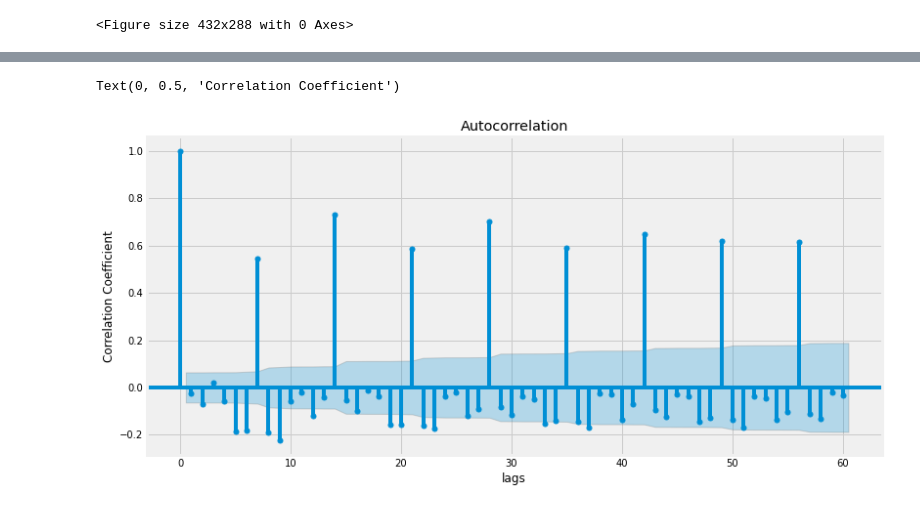
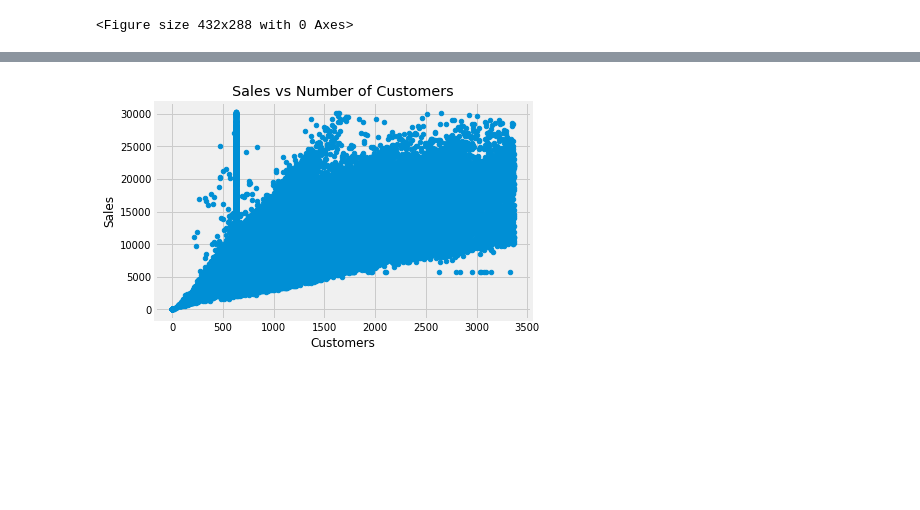
Before and after one commit to fbagire/pharmaceutical_sales_forecast, a Jupyter notebook: notebook/EDA.ipynb, the cells around one changed output, grey strips where cells are left out. Saved outputs shown, nothing was run; the diff lists cells and outputs as text; code cells hidden in the pictures; blank space fills up the shorter version.

Commit message:
outliers removal

```diff
--- a/notebook/EDA.ipynb
+++ b/notebook/EDA.ipynb
@@ -203,0 +206,21 @@ for col in cat_cols:
+# %%
+#Find the outliers
+
+def outlier_bound(df,cols_use):
+    bounds={}
+    for col in cols_use:
+        q1=df[col].quantile(0.05)  #0.05
+        q3=df[col].quantile(0.95)   #0.95
+        lower_b=q1-(1.5*(q3-q1))
+        upper_b=q3+(1.5*(q3-q1))
+        bounds[col]=[lower_b,upper_b]
+    return bounds
+# %%
+#Replace the outliers with mean value This helps with the computational analysis.
+
+def outlier_remove(df,cols_use):
+    bounds=outlier_bound(df,cols_use)
+    for col in cols_use:
+        mean_use=df[col][(df[col] > bounds[col][0]) & (df[col] < bounds[col][1])].mean()
+        df[col].where((df[col]>bounds[col][0])&(df[col]<bounds[col][1]),mean_use,inplace=True)
+    return df
@@ -203,0 +231,2 @@ for col in cat_cols:
+# %%
+train_df=outlier_remove(train_df,['Sales','Customers'])
@@ -321,6 +309,3 @@ plot_acf(train_grouped['Sales'],lags=60,ax=ax);
 plt.xlabel("lags")
 plt.ylabel("Correlation Coefficient")
 # plt.legend()
-# %% [output]
-Text(0, 0.5, 'Correlation Coefficient')
-[figure, removed]
@@ -327,2 +314,6 @@ Text(0, 0.5, 'Correlation Coefficient')
+# %%
+_=train_df.plot(kind='scatter',x='Customers',y='Sales',title='Sales vs Number of Customers')
+# %% [output]
+[figure, added]
 # %%
 plot_box_multi(train_df,x_col='Assortment',y_col='Sales',title='Sales by Assortement type')
```
Also changed, not shown: parts of 23 cells of this notebook.
